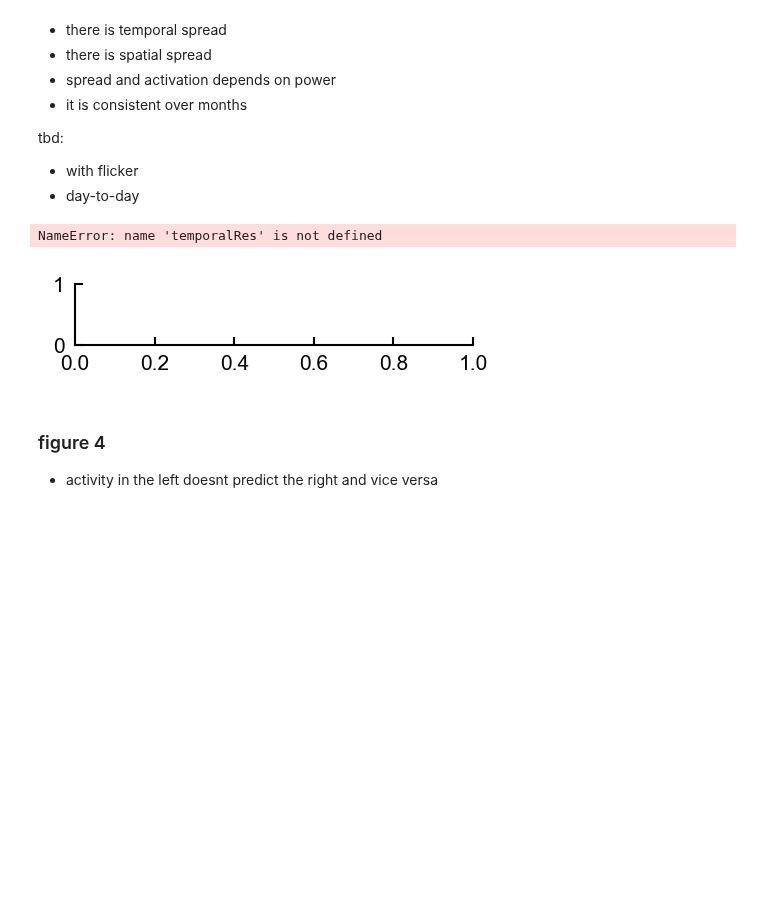
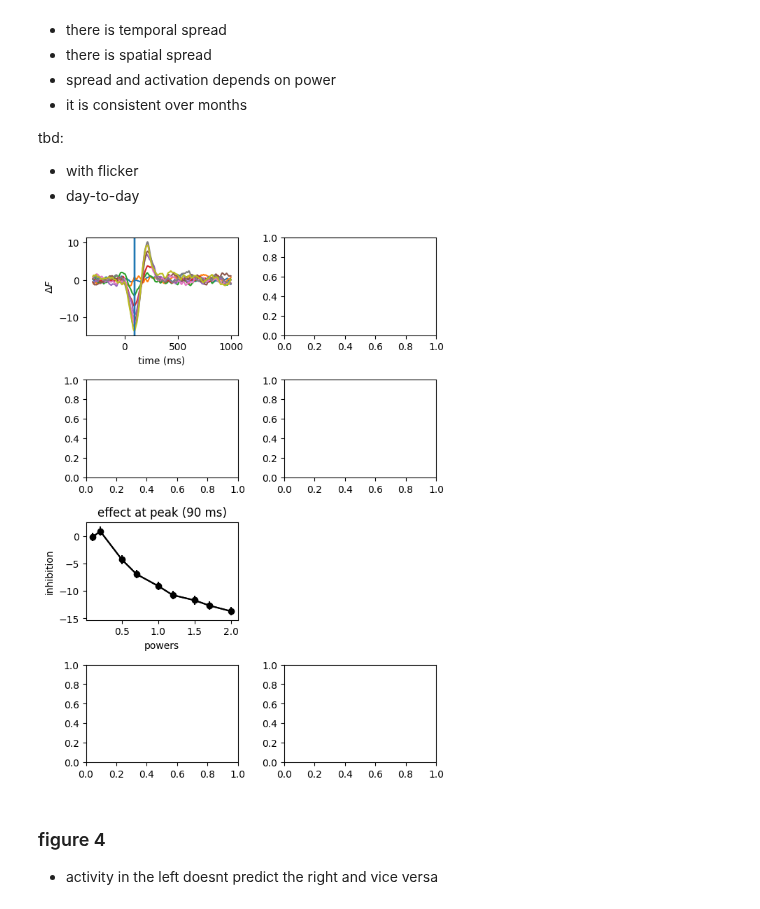
Before and after one commit to paschamatveev/wfOptoProject, a Jupyter notebook: wf + opto/copy figure-prep.ipynb, the cells around one changed output. Saved outputs shown, nothing was run; the diff lists cells and outputs as text; code cells hidden in the pictures; blank space fills up the shorter version.

Commit message:
figures

```diff
--- a/wf + opto/copy figure-prep.ipynb
+++ b/wf + opto/copy figure-prep.ipynb
@@ -20,9 +20,9 @@ from scipy.signal import spectrogram
 from wfOpto import *
 from matplotlib.patches import Rectangle
 import warnings
+from scipy.ndimage import gaussian_filter1d
 warnings.filterwarnings("ignore")
 
-plt.style.use(r'C:\Users\nadia\OneDrive\Documents\GitHub\steinmetzlab\calcium imaging\ALpres.mplstyle')
 
 print('done')
 # %% [output]
@@ -479,0 +513,6 @@ tbd:
+# %%
+def spatialQuant(ax):
+    '''
+    quantifying spatial resolution. also half-width?
+    '''
+    pass
@@ -480,32 +557,45 @@ tbd:
+# %%
+def activityPast(ax):
+    '''
+    how activity was looking 6mo ago
+    simple trace
+    '''
+# %%
+def activityPresent(ax):
+    '''
+    how it is looking 6mo after
+    simple trace
+    '''
 # %%
 # figure plotting
 
-f = plt.figure(figsize=(6,6))
+f = plt.figure(figsize=(6,16))
 gs=mpl.gridspec.GridSpec(8,2)
 
-# ax = plt.subplot(gs[0])
-# temporalRes(ax)
+ax = plt.subplot(gs[0])
+temporalRes(ax)
 
-# ax = plt.subplot(gs[1])
-# temportalQuant(ax)
+ax = plt.subplot(gs[1])
+temportalQuant(ax)
 
-# ax = plt.subplot(gs[2])
-# spatRes(ax)
+ax = plt.subplot(gs[2])
+spatialRes(ax)
 
-# ax = plt.subplot(gs[3])
-# spatQuant(ax)
+ax = plt.subplot(gs[3])
+spatialQuant(ax)
 
-# ax = plt.subplot(gs[4])
-# powerDep(ax)
+ax = plt.subplot(gs[4])
+powerDep(ax)
 
-# ax = plt.subplot(gs[6])
-# activityPast(ax)
+ax = plt.subplot(gs[6])
+activityPast(ax)
 
-# ax = plt.subplot(gs[7])
-# activityPresent(ax)
+ax = plt.subplot(gs[7])
+activityPresent(ax)
+
+f.tight_layout()
 # %% [output]
-NameError: name 'temporalRes' is not defined
-[figure, old version]
+[figure, new version]
 # %% [markdown]
 ### figure 4
 
```
Also changed, not shown: parts of 13 cells of this notebook.
